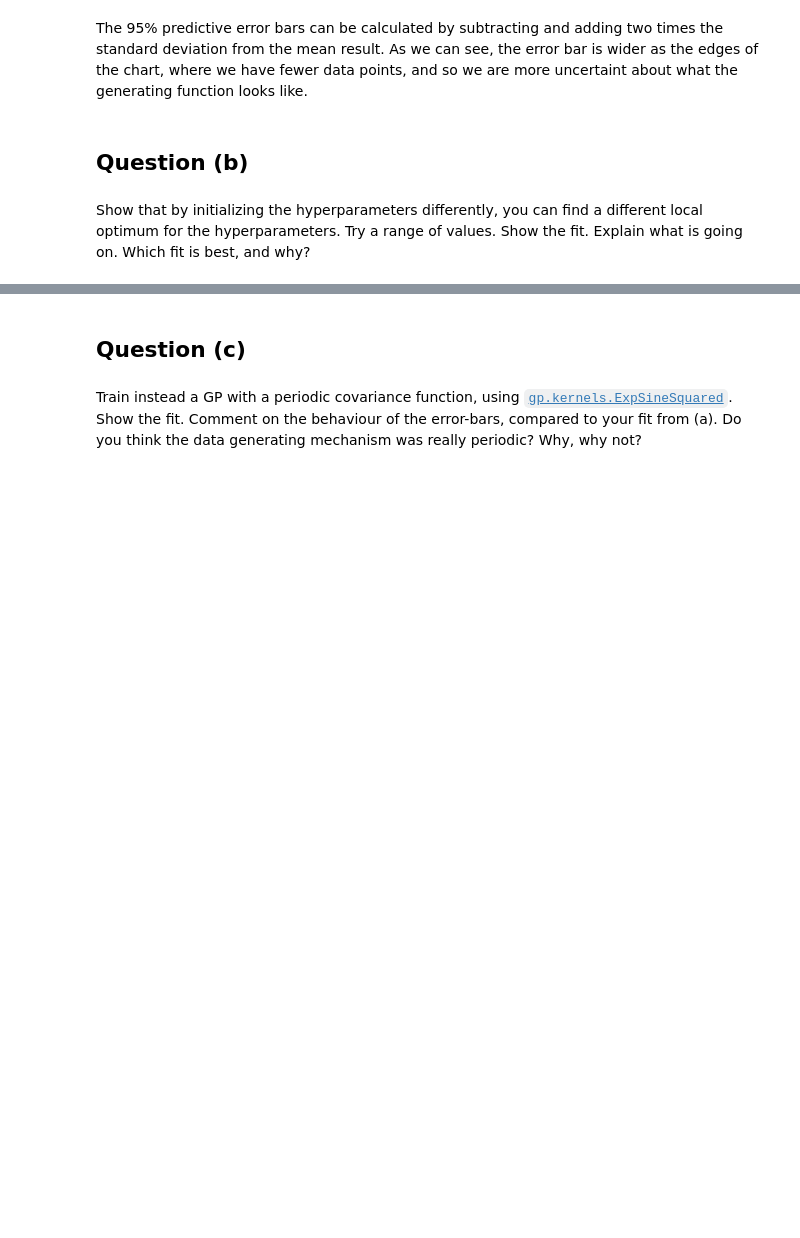
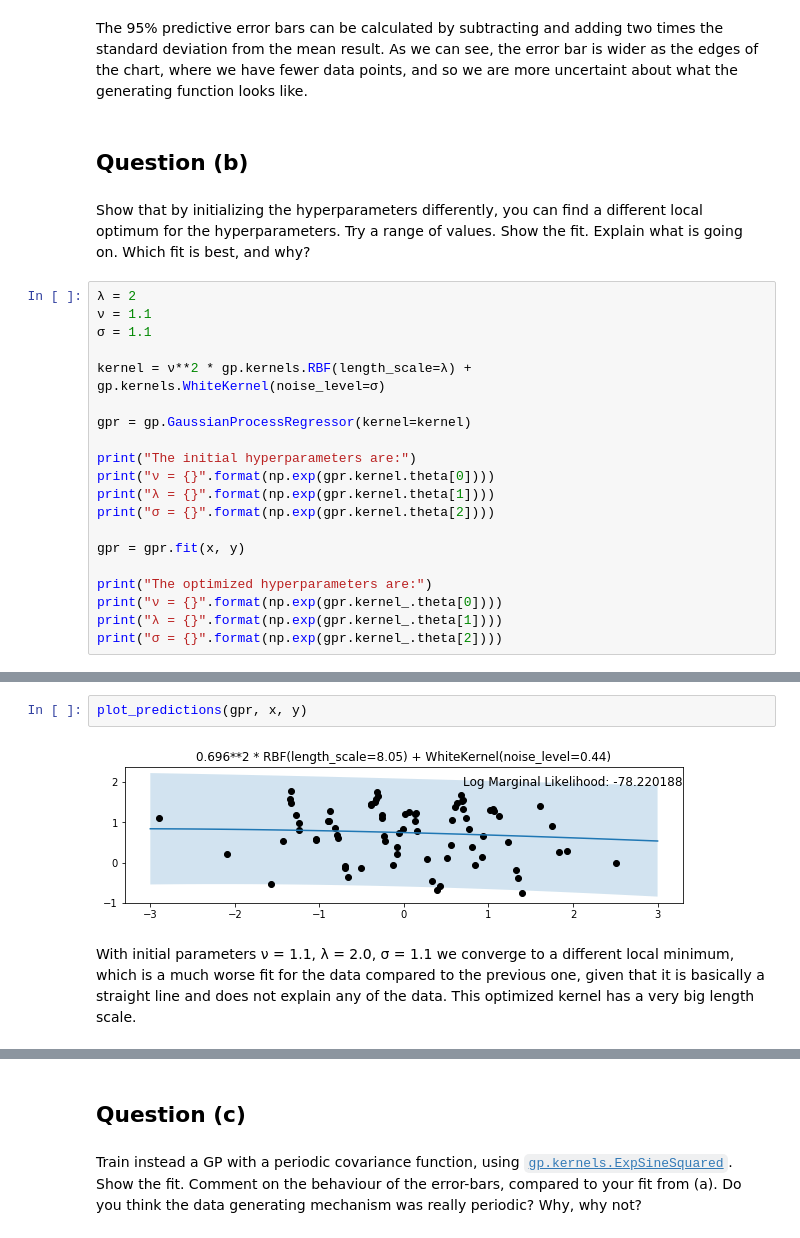
Before and after one commit to emalgorithm/MPhil-ACS-Projects, a Jupyter notebook: LE49/Coursework 1/coursework1.ipynb, the cells around one changed output, grey strips where cells are left out. Cells and saved outputs as stored; diff of their text form; blank space fills up the shorter version.

```diff
--- a/LE49/Coursework 1/coursework1.ipynb
+++ b/LE49/Coursework 1/coursework1.ipynb
@@ -111,3 +120,23 @@ As we can see, the error bar is wider as the edges of the chart, where we have f
 ## Question (b)
 # %% [markdown]
 Show that by initializing the hyperparameters differently, you can ﬁnd a different local optimum for the hyperparameters. Try a range of values. Show the fit. Explain what is going on. Which fit is best, and why?
+# %%
+λ = 2
+ν = 1.1
+σ = 1.1
+
+kernel = ν**2 * gp.kernels.RBF(length_scale=λ) + gp.kernels.WhiteKernel(noise_level=σ)
+
+gpr = gp.GaussianProcessRegressor(kernel=kernel)
+
+print("The initial hyperparameters are:")
+print("ν = {}".format(np.exp(gpr.kernel.theta[0])))
+print("λ = {}".format(np.exp(gpr.kernel.theta[1])))
+print("σ = {}".format(np.exp(gpr.kernel.theta[2])))
+
+gpr = gpr.fit(x, y)
+
+print("The optimized hyperparameters are:")
+print("ν = {}".format(np.exp(gpr.kernel_.theta[0])))
+print("λ = {}".format(np.exp(gpr.kernel_.theta[1])))
+print("σ = {}".format(np.exp(gpr.kernel_.theta[2])))
@@ -113,0 +152,6 @@ Show that by initializing the hyperparameters differently, you can ﬁnd a diffe
+# %%
+plot_predictions(gpr, x, y)
+# %% [output]
+[figure, added]
+# %% [markdown]
+With initial parameters ν = 1.1, λ = 2.0, σ = 1.1 we converge to a different local minimum, which is a much worse fit for the data compared to the previous one, given that it is basically a straight line and does not explain any of the data. This optimized kernel has a very big length scale.
```
Also changed, not shown: parts of 54 cells of this notebook.
